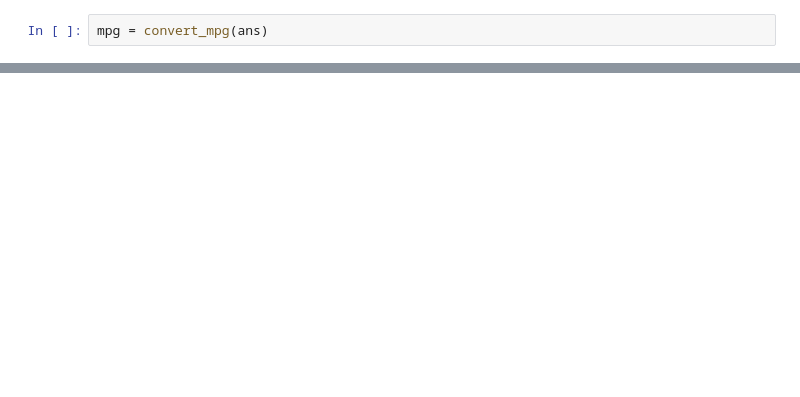
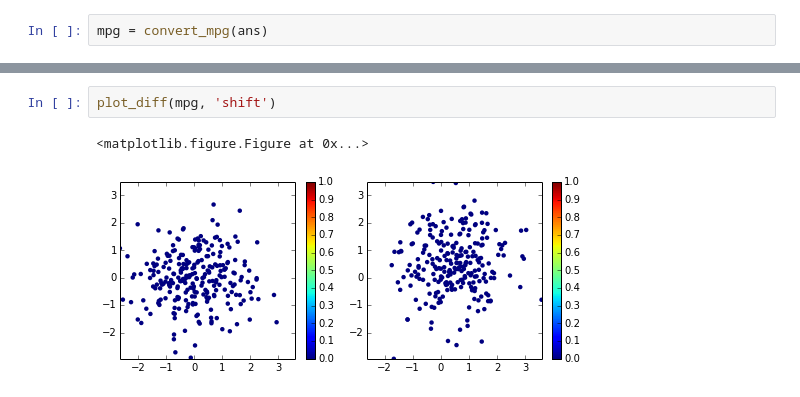
Before and after one commit to cliburn/test-mpg, a Jupyter notebook: test-mpg.ipynb, the cells around one changed output, grey strips where cells are left out. Cells and saved outputs as stored; diff of their text form; blank space fills up the shorter version.

```diff
--- a/test-mpg.ipynb
+++ b/test-mpg.ipynb
@@ -76,0 +131,5 @@ mpg.keys()
+# %%
+plot_diff(mpg, 'shift')
+# %% [output]
+<matplotlib.figure.Figure at 0x...>
+[figure, added]
```
Also changed, not shown: parts of 12 cells of this notebook, 1 other file.
